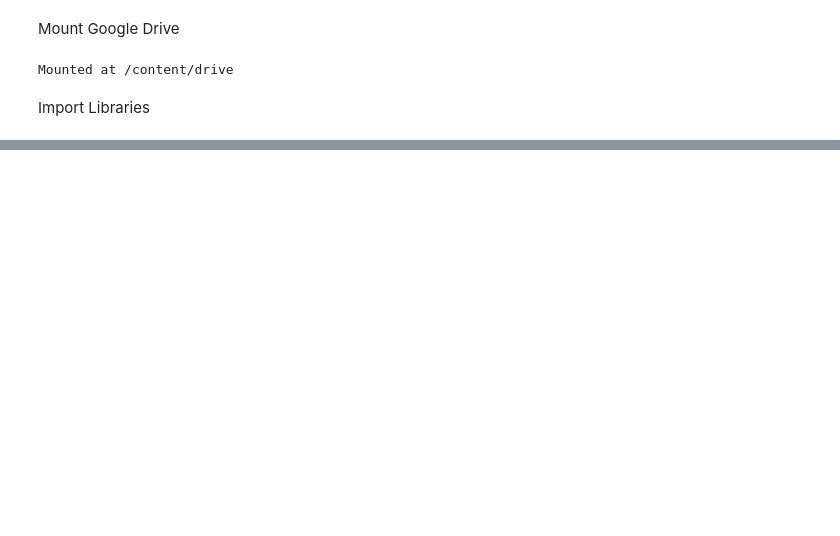
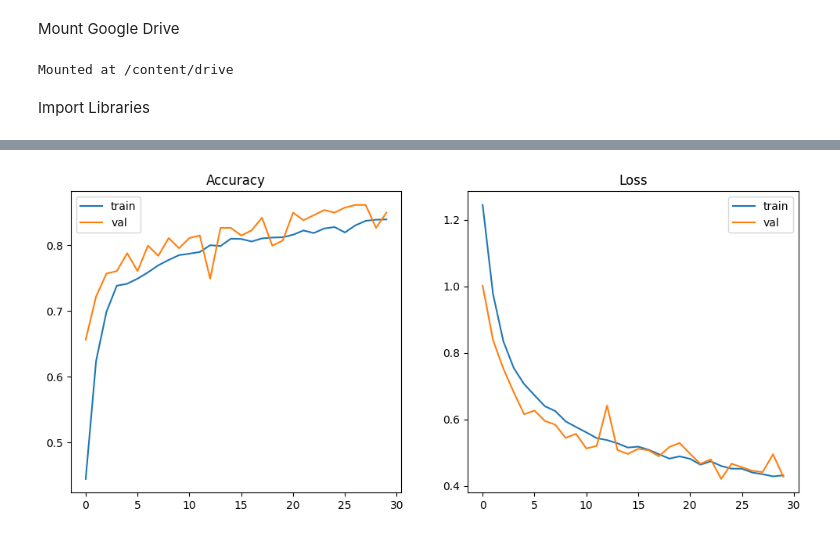
Before and after one commit to SNWE159/brain-tumor-classification, a Jupyter notebook: notebooks/03_VGG16.ipynb, the cells around one changed output, grey strips where cells are left out. Drawn from its saved outputs; the diff is of its cells as text; code cells hidden in the pictures; blank space fills up the shorter version.

Commit message:
enhance model accuracy

```diff
--- a/notebooks/03_VGG16.ipynb
+++ b/notebooks/03_VGG16.ipynb
@@ -1296,0 +115,19 @@ Overall Test Accuracy: 70.30%
+# %%
+base_model = VGG16(weights="imagenet", include_top=False, input_shape=(224,224,3))
+base_model.trainable = False  # Freeze base
+
+x = base_model.output
+x = GlobalAveragePooling2D()(x)
+x = Dense(256, activation="relu")(x)
+x = Dropout(0.4)(x)
+outputs = Dense(len(class_names), activation="softmax")(x)
+
+model = Model(inputs=base_model.input, outputs=outputs)
+
+model.compile(
+    optimizer=Adam(learning_rate=0.0005),
+    loss="categorical_crossentropy",
+    metrics=["accuracy"]
+)
+
+model.summary()
@@ -1296,0 +156,6 @@ Overall Test Accuracy: 70.30%
+# %%
+history = model.fit(
+    train_gen,
+    epochs=30,
+    validation_data=val_gen
+)
@@ -1296,0 +186,17 @@ Overall Test Accuracy: 70.30%
+# %%
+plt.figure(figsize=(12,5))
+# Accuracy
+plt.subplot(1,2,1)
+plt.plot(history.history["accuracy"])
+plt.plot(history.history["val_accuracy"])
+plt.title("Accuracy")
+plt.legend(["train", "val"])
+# Loss
+plt.subplot(1,2,2)
+plt.plot(history.history["loss"])
+plt.plot(history.history["val_loss"])
+plt.title("Loss")
+plt.legend(["train", "val"])
+plt.show()
+# %% [output]
+[figure, added]
```
Also changed, not shown: parts of 63 cells of this notebook.
